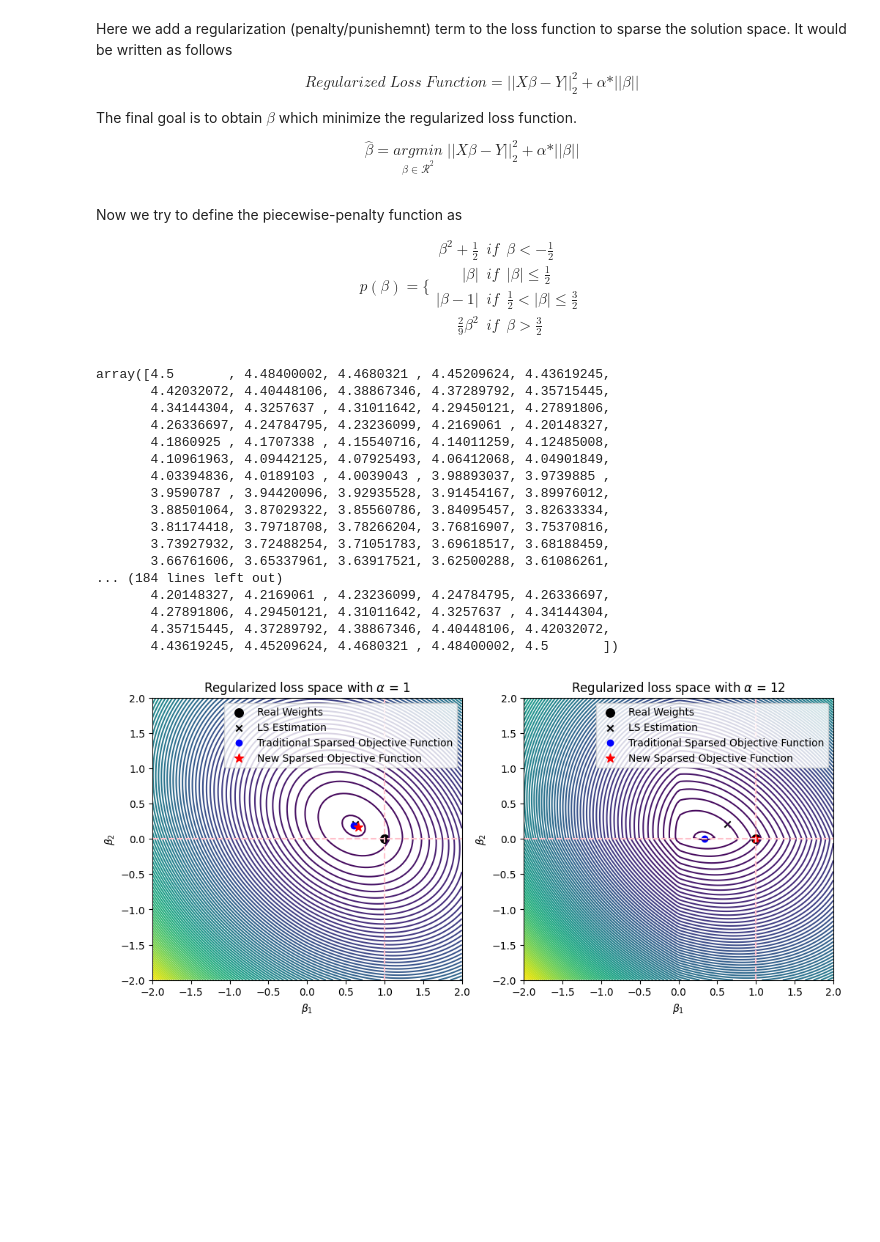
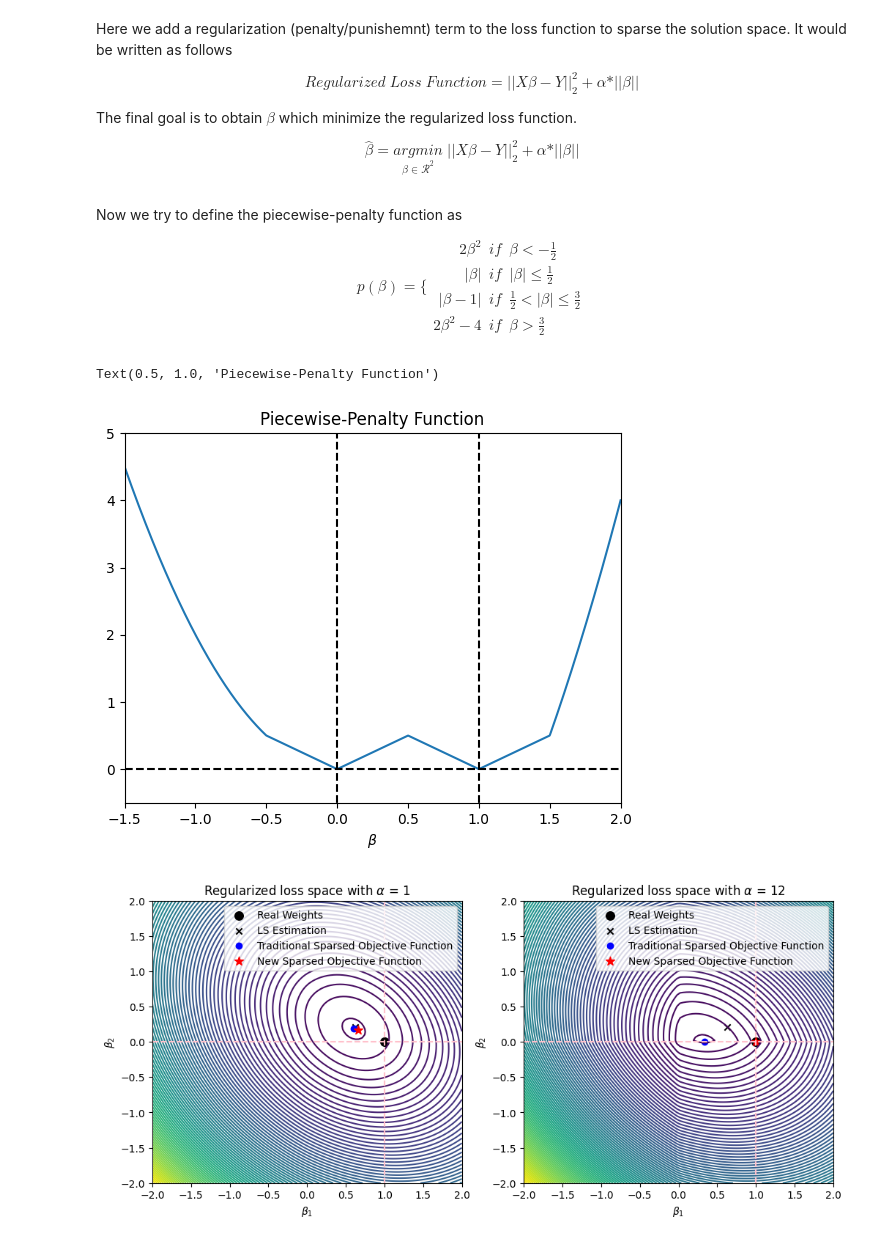
Before and after one commit to shahrzaddii/https---github.com-shahrzaddii-Sparsity, a Jupyter notebook: sparsity.ipynb, the cells around one changed output. Drawn from its saved outputs; the diff is of its cells as text; code cells hidden in the pictures; blank space fills up the shorter version.

Commit message:
penalty plot updates.

```diff
--- a/sparsity.ipynb
+++ b/sparsity.ipynb
@@ -94,45 +94,37 @@ Now we try to define the piecewise-penalty function as
 \begin{equation*}
 p(\beta) = \Bigg\{
     \begin{array}{rcl}
-    \beta^2 + \frac{1}{2} & if & \beta < -\frac{1}{2} \\
+    2\beta^2 & if & \beta < -\frac{1}{2} \\
     \vert \beta \vert & if & \vert \beta \vert \le \frac{1}{2}\\
     \vert \beta-1 \vert & if & \frac{1}{2} < \vert \beta \vert \le \frac{3}{2}\\
-    \frac{2}{9}\beta^2 & if & \beta > \frac{3}{2}
+    2\beta^2-4 & if & \beta > \frac{3}{2}
     \end{array}
 \end{equation*}
-# %%
-beta_range = np.linspace(-2, 2, 1000)
-from matplotlib import pyplot as plt
-penalty_function = []
-if any(beta_range<-0.5):
-    penalty_function = beta_range**2+0.5
-elif abs(b)<=0.5:
-    penalty_function = abs(beta_range)
-elif b>=0.5 and b<=1.5:
-    penalty_function = abs(beta_range-1)
-else:
-    penalty_function = (2/9)*beta_range**2
-
-
-plt.plot()
-# %% [output]
-array([4.5       , 4.48400002, 4.4680321 , 4.45209624, 4.43619245,
-       4.42032072, 4.40448106, 4.38867346, 4.37289792, 4.35715445,
-       4.34144304, 4.3257637 , 4.31011642, 4.29450121, 4.27891806,
-       4.26336697, 4.24784795, 4.23236099, 4.2169061 , 4.20148327,
-       4.1860925 , 4.1707338 , 4.15540716, 4.14011259, 4.12485008,
-       4.10961963, 4.09442125, 4.07925493, 4.06412068, 4.04901849,
-       4.03394836, 4.0189103 , 4.0039043 , 3.98893037, 3.9739885 ,
-       3.9590787 , 3.94420096, 3.92935528, 3.91454167, 3.89976012,
-       3.88501064, 3.87029322, 3.85560786, 3.84095457, 3.82633334,
-       3.81174418, 3.79718708, 3.78266204, 3.76816907, 3.75370816,
-       3.73927932, 3.72488254, 3.71051783, 3.69618517, 3.68188459,
-       3.66761606, 3.65337961, 3.63917521, 3.62500288, 3.61086261,
-... (184 lines left out)
-       4.20148327, 4.2169061 , 4.23236099, 4.24784795, 4.26336697,
-       4.27891806, 4.29450121, 4.31011642, 4.3257637 , 4.34144304,
-       4.35715445, 4.37289792, 4.38867346, 4.40448106, 4.42032072,
-       4.43619245, 4.45209624, 4.4680321 , 4.48400002, 4.5       ])
+# %%
+beta_range = np.linspace(-1.5, 2, 1000)
+def penalty_function(x):
+    if x < -0.5:
+        return 2*x**2
+    elif abs(x)<=0.5:
+        return abs(x)
+    elif x>0.5 and x<=1.5:
+        return abs(x-1)
+    else:
+        return 2*x**2-4
+fun = np.vectorize(penalty_function)
+penalty = fun(beta_range)
+
+plt.plot(beta_range,penalty)
+plt.vlines(0,-1,5,linestyles='--',colors='black')
+plt.vlines(1,-1,5,linestyles='--',colors='black')
+plt.hlines(0,-1.5,2,linestyles='--',colors='black')
+plt.ylim([-0.5,5])
+plt.xlim([-1.5,2])
+plt.xlabel('$\\beta$')
+plt.title('Piecewise-Penalty Function')
+# %% [output]
+Text(0.5, 1.0, 'Piecewise-Penalty Function')
+[figure, added]
 # %%
 from numpy.linalg import norm
 
```
Also changed, not shown: parts of 1 cell of this notebook.
